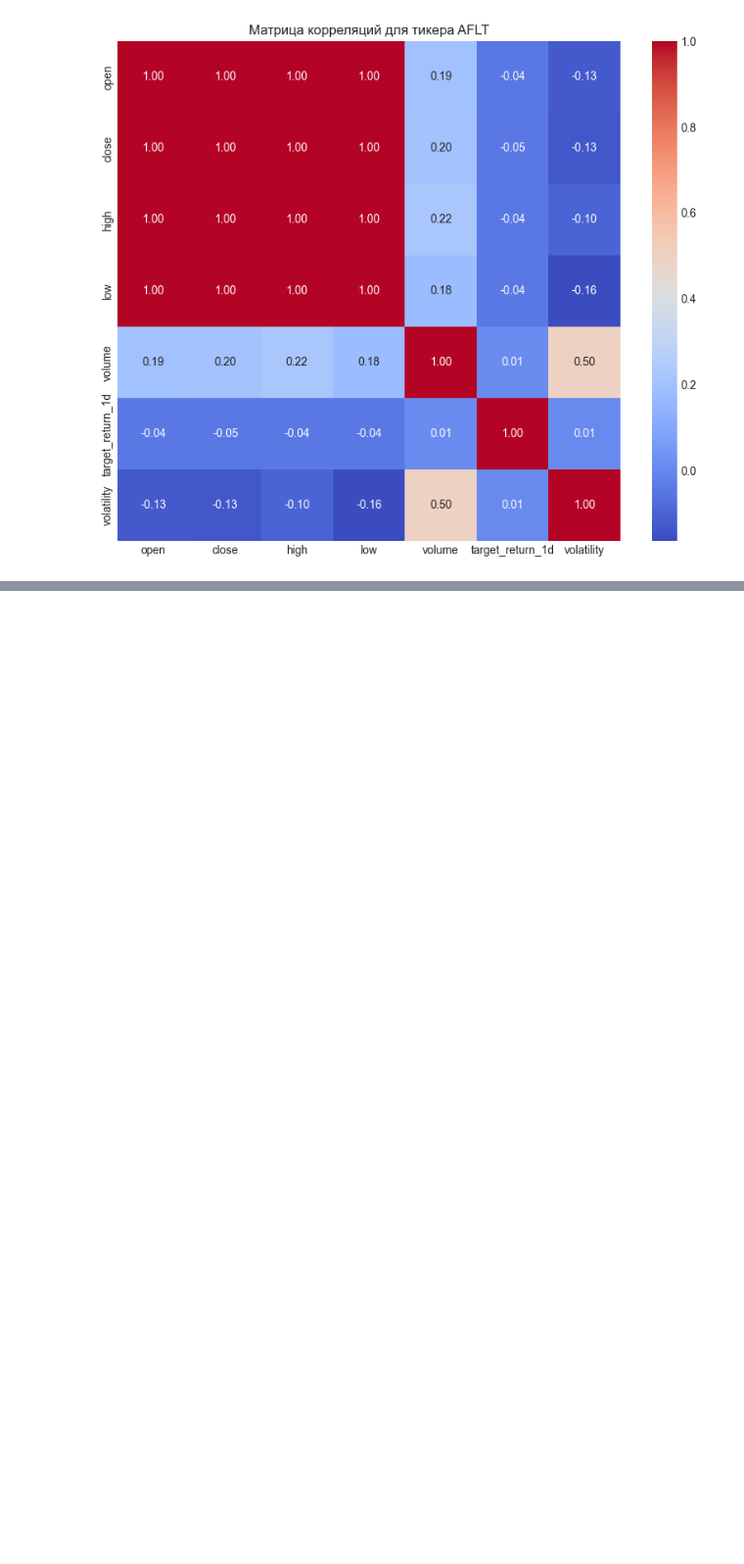
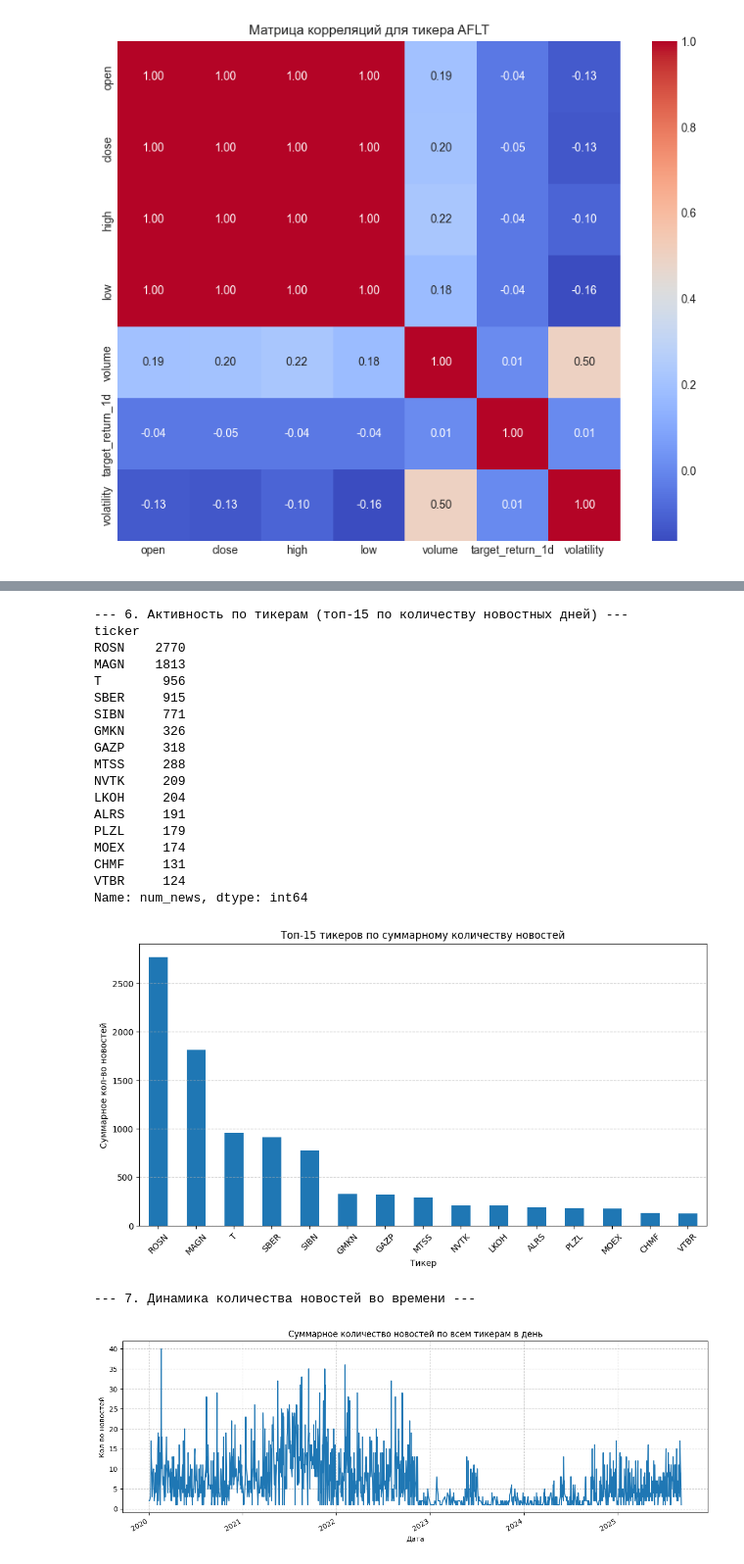
Before and after one commit to jmihan/finam-ai-trade-hack, a Jupyter notebook: notebooks/model_prototype.ipynb, the cells around one changed output, grey strips where cells are left out. Shown at 98% size. Drawn from its saved outputs; the diff is of its cells as text; code cells hidden in the pictures; blank space fills up the shorter version.

```diff
--- a/notebooks/model_prototype.ipynb
+++ b/notebooks/model_prototype.ipynb
@@ -213,0 +346,46 @@ plt.show()
+# %%
+print("\n--- 6. Активность по тикерам (топ-15 по количеству новостных дней) ---")
+ticker_activity = df_news_features.groupby('ticker')['num_news'].sum().sort_values(ascending=False)
+print(ticker_activity.head(15))
+
+plt.figure(figsize=(12, 6))
+ticker_activity.head(15).plot(kind='bar')
+plt.title('Топ-15 тикеров по суммарному количеству новостей')
+plt.ylabel('Суммарное кол-во новостей')
+plt.xlabel('Тикер')
+plt.xticks(rotation=45)
+plt.grid(axis='y', linestyle='--', alpha=0.7)
+plt.show()
+
+print("\n--- 7. Динамика количества новостей во времени ---")
+news_over_time = df_news_features.groupby('date')['num_news'].sum()
+
+plt.figure(figsize=(15, 5))
+news_over_time.plot()
+plt.title('Суммарное количество новостей по всем тикерам в день')
+plt.ylabel('Кол-во новостей')
+plt.xlabel('Дата')
+plt.grid(True, linestyle='--', alpha=0.6)
+plt.show()
+# %% [output]
+--- 6. Активность по тикерам (топ-15 по количеству новостных дней) ---
+ticker
+ROSN    2770
+MAGN    1813
+T        956
+SBER     915
+SIBN     771
+GMKN     326
+GAZP     318
+MTSS     288
+NVTK     209
+LKOH     204
+ALRS     191
+PLZL     179
+MOEX     174
+CHMF     131
+VTBR     124
+Name: num_news, dtype: int64
+[figure, added]
+--- 7. Динамика количества новостей во времени ---
+[figure, added]
```
Also changed, not shown: parts of 17 cells of this notebook, 9 other files.
